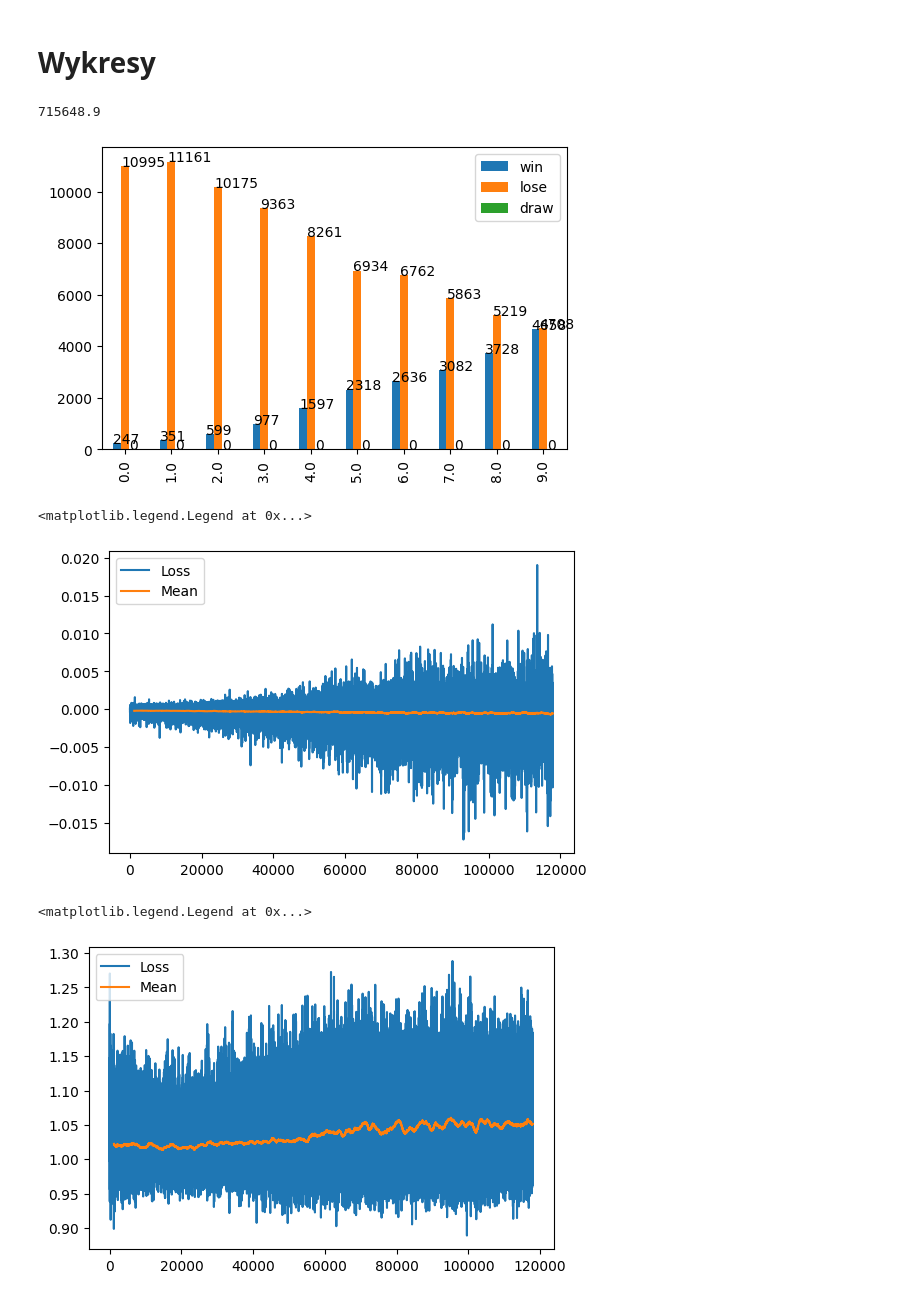
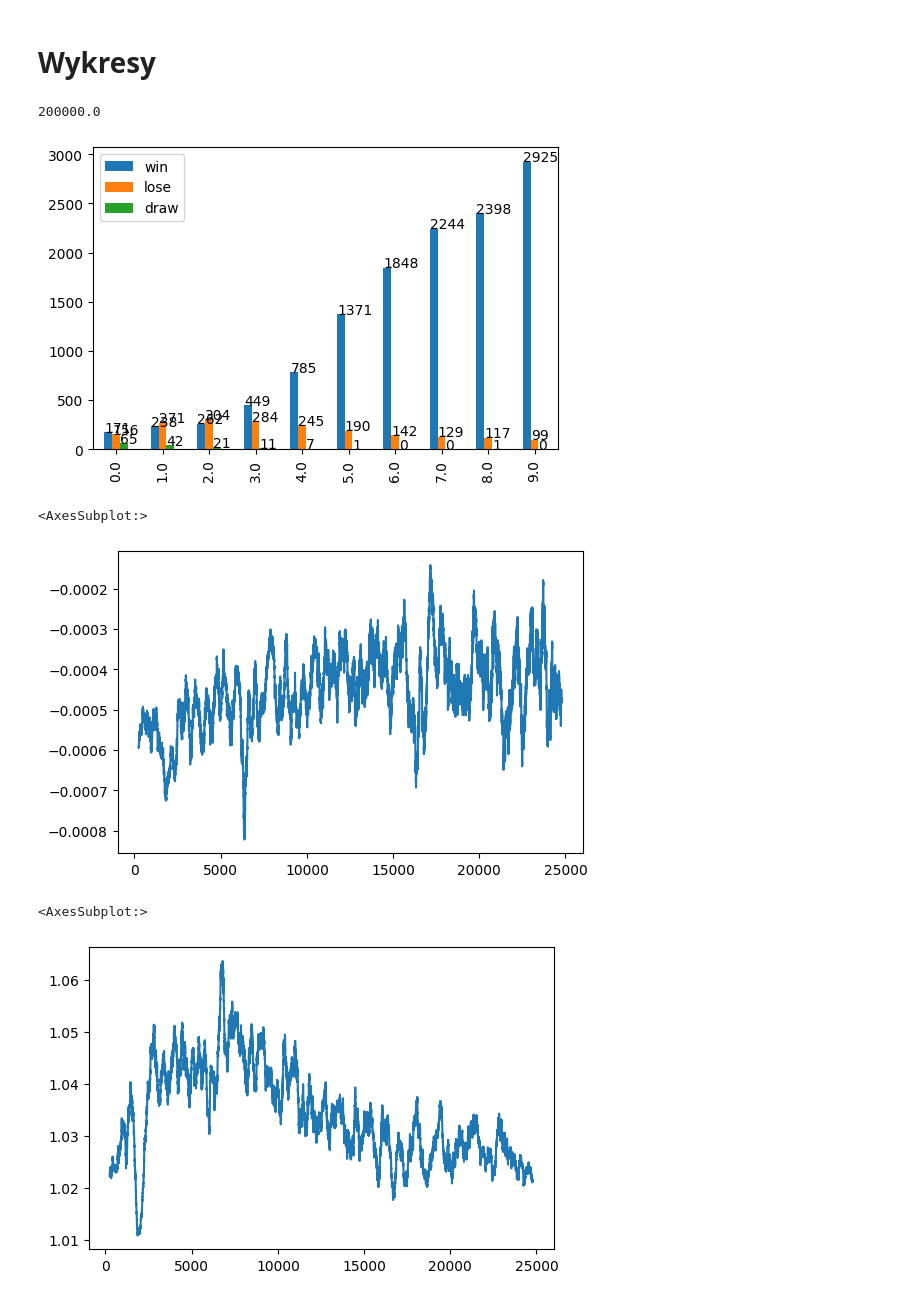
Before and after one commit to radiol00/mgrv3, a Jupyter notebook: hax_stat_analysis.ipynb, the cells around one changed output. Drawn from its saved outputs; the diff is of its cells as text; code cells hidden in the pictures.

```diff
--- a/hax_stat_analysis.ipynb
+++ b/hax_stat_analysis.ipynb
@@ -11,8 +11,7 @@ plt.rcParams['figure.dpi'] = 100
 # %% [markdown]
 ## Pobranie danych
 # %%
-path = "statistics\\HALF_MEM_BLUESSI_VS_LEARNED_REDALDO_SMALL"
-path = "statistics\\BLUESSI_VS_LEARNED_REDALDO_SMALL"
+path = "statistics\\REDALDO_VS_RANDOM_BLUESSI_SMALL"
 experiences, actorLosses, criticLosses = Statistics.load(path)
 
 print(len(experiences))
@@ -33,26 +32,22 @@ mems = groupedMemories[["win", "lose", "draw"]].plot.bar()
 for p in mems.patches:
     mems.annotate(str(p.get_height()), (p.get_x(), p.get_height() + 0.05))
 # %% [output]
-715648.9
+200000.0
-[figure, old version]
+[figure, new version]
 # %%
 data = actorLosses["loss"]
 
-al = data.plot(y="loss")
-mean_al = data.rolling(window=len(data)//100).mean().plot(y="loss", ax=al)
-mean_al.legend(["Loss", "Mean"])
+data.rolling(window=len(data)//100).mean().plot(y="loss")
 # %% [output]
-<matplotlib.legend.Legend at 0x...>
+<AxesSubplot:>
-[figure, old version]
+[figure, new version]
 # %%
 data = criticLosses["loss"]
 
-al = data.plot(y="loss")
-mean_al = data.rolling(window=len(data)//100).mean().plot(y="loss", ax=al)
-mean_al.legend(["Loss", "Mean"])
+data.rolling(window=len(data)//100).mean().plot(y="loss")
 # %% [output]
-<matplotlib.legend.Legend at 0x...>
+<AxesSubplot:>
-[figure, old version]
+[figure, new version]
 # %%
 data = experiences[["ballGateTraj", "toBallTraj"]]
 data = data.dropna()
```
Also changed, not shown: parts of 3 cells of this notebook, 4 other files.
